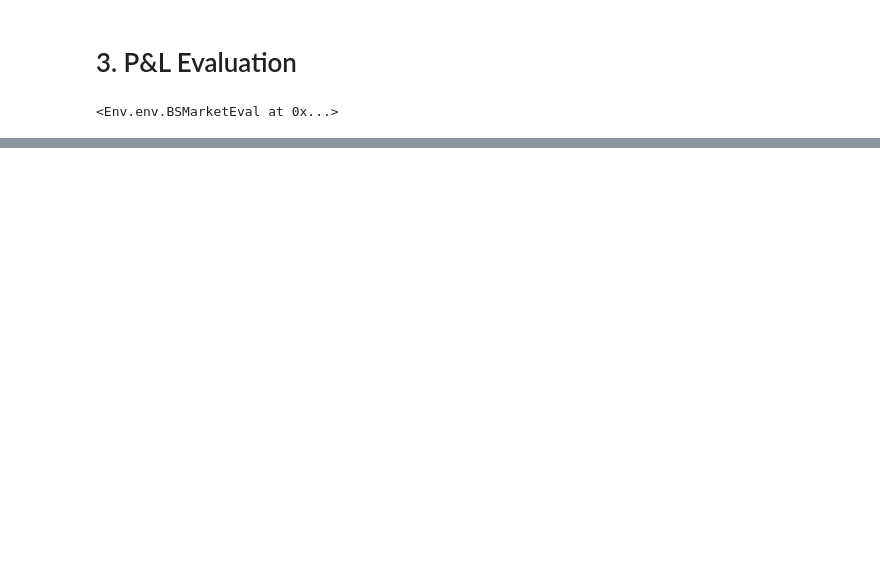
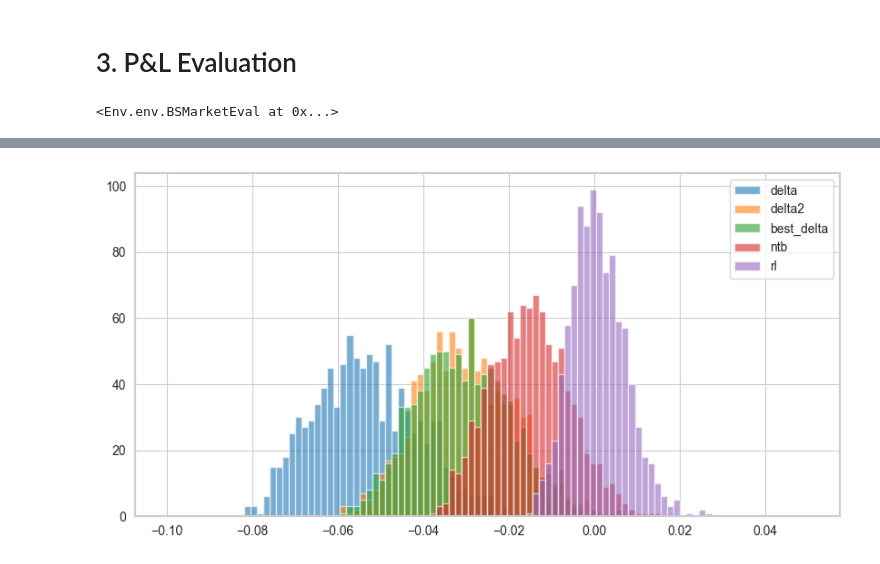
Before and after one commit to bluesunb/Deep_Hedging, a Jupyter notebook: Algorithms/learn/ddpg/run.ipynb, the cells around one changed output, grey strips where cells are left out. Saved outputs shown, nothing was run; the diff lists cells and outputs as text; code cells hidden in the pictures; blank space fills up the shorter version.

```diff
--- a/Algorithms/learn/ddpg/run.ipynb
+++ b/Algorithms/learn/ddpg/run.ipynb
@@ -254,0 +260,10 @@ rl:             0.0007, 0.0008, 0.0064
+# %%
+plt.hist(delta_pnl, bins=100, range=(-0.1, 0.05), alpha=0.6, label='delta')
+plt.hist(np.mean([eval_env.delta_eval2() for _ in range(30)], axis=0), bins=100, range=(-0.1, 0.05), alpha=0.6, label='delta2')
+plt.hist(np.load('best_results/delta_pnl.npy'), bins=100, range=(-0.1, 0.05), alpha=0.6, label='best_delta')
+plt.hist(ntb_pnl, bins=100, range=(-0.1, 0.05), alpha=0.6, label='ntb')
+plt.hist(rl_pnl, bins=100, range=(-0.1, 0.05), alpha=0.6, label='rl')
+plt.legend()
+plt.show()
+# %% [output]
+[figure, added]
```
Also changed, not shown: parts of 11 cells of this notebook, 16 other files.
